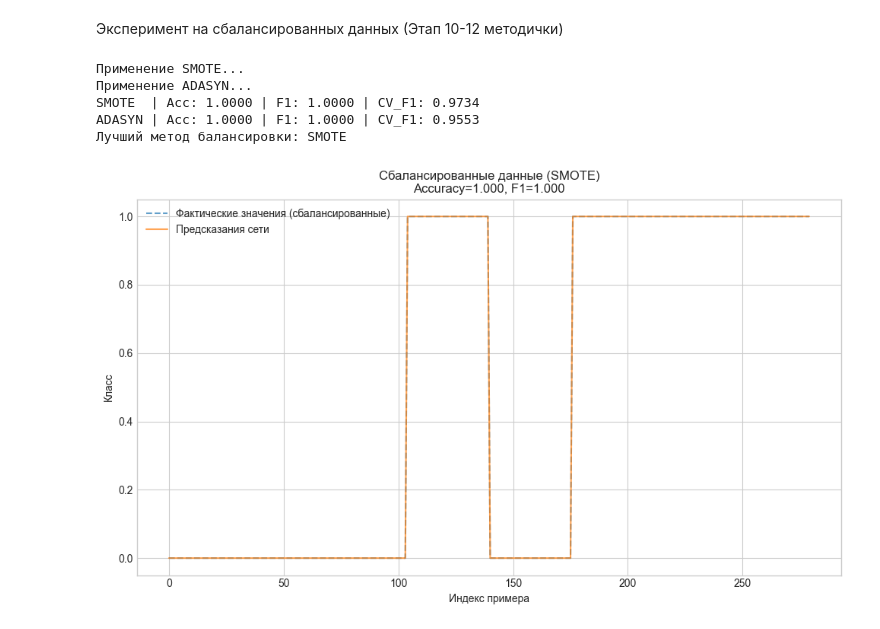
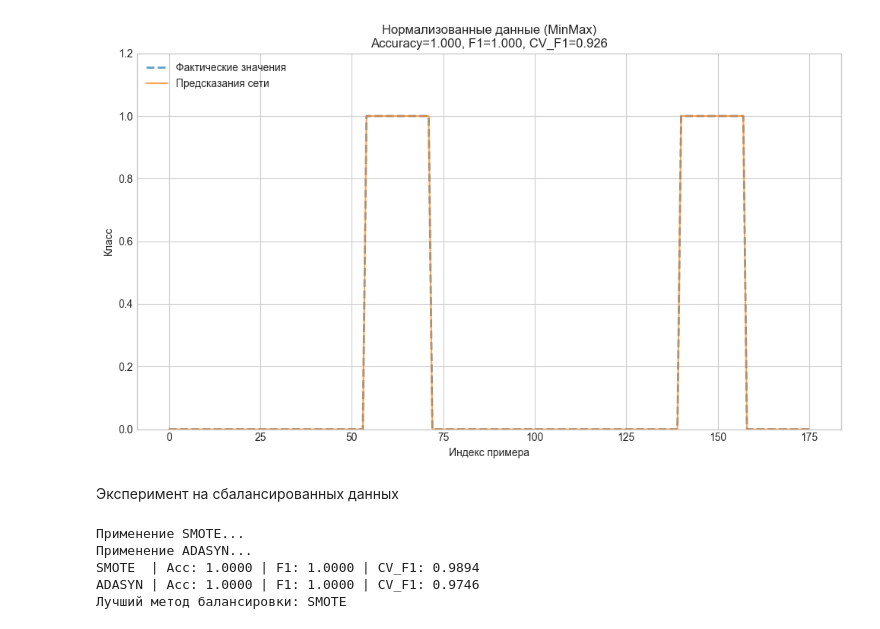
Before and after one commit to heigan/LB_3, a Jupyter notebook: 03_preview.ipynb, the cells around one changed output. Cells and saved outputs as stored; diff of their text form; code cells hidden in the pictures.

```diff
--- a/03_preview.ipynb
+++ b/03_preview.ipynb
@@ -247,8 +360,21 @@ plt.show()
+# %%
+plt.figure()
+plt.plot(y_norm_base, label='Фактические значения', linestyle='--',linewidth = 2.0, alpha=0.7)
+plt.plot(y_pred_norm, label='Предсказания сети', alpha=0.7)
+plt.xlabel('Индекс примера')
+plt.ylabel('Класс')
+plt.title(f'Нормализованные данные (MinMax)\nAccuracy={acc_norm:.3f}, F1={f1_norm:.3f}, CV_F1={cv_norm:.3f}')
+plt.ylim(0, 1.2)
+plt.legend(loc='upper left')
+plt.tight_layout()
+plt.savefig('reports/plot_normalized.png', dpi=150, bbox_inches='tight')
+plt.show()
+# %% [output]
+[figure, added]
 # %% [markdown]
-Эксперимент на сбалансированных данных (Этап 10-12 методички)
+Эксперимент на сбалансированных данных
 # %%
 # Базовая выборка для балансировки - лучшая из предыдущих шагов.
-# Берем нормализованную, так как SMOTE/ADASYN работают лучше на масштабируемых данных.
 X_bal_base = X_norm.copy()
 y_bal_base = y_norm_base.copy()
 
@@ -259,6 +385,7 @@ X_smote, y_smote = smote.fit_resample(X_bal_base, y_bal_base)
 print("Применение ADASYN...")
 adasyn = ADASYN(random_state=42)
 X_adasyn, y_adasyn = adasyn.fit_resample(X_bal_base, y_bal_base)
+# Берем нормализованную, так как SMOTE/ADASYN работают лучше на масштабируемых данных.
 
 # Обучение на SMOTE
 ANN_SMOTE = MLPClassifier(**BEST_PARAMS, random_state=42)
@@ -288,21 +415,9 @@ y_pred_best_bal = y_pred_smote if best_bal_method == 'SMOTE' else y_pred_adasyn
 f1_best_bal = f1_smote if best_bal_method == 'SMOTE' else f1_adasyn
 acc_best_bal = acc_smote if best_bal_method == 'SMOTE' else acc_adasyn
 cv_best_bal = cv_smote if best_bal_method == 'SMOTE' else cv_adasyn
-
-plt.figure()
-plt.plot(y_best_bal, label='Фактические значения (сбалансированные)', linestyle='--', alpha=0.7)
-plt.plot(y_pred_best_bal, label='Предсказания сети', alpha=0.7)
-plt.xlabel('Индекс примера')
-plt.ylabel('Класс')
-plt.title(f'Сбалансированные данные ({best_bal_method})\nAccuracy={acc_best_bal:.3f}, F1={f1_best_bal:.3f}')
-plt.legend()
-plt.tight_layout()
-plt.savefig('reports/plot_balanced_SMOTE.png', dpi=300, bbox_inches='tight')
-plt.show()
 # %% [output]
 Применение SMOTE...
 Применение ADASYN...
-SMOTE  | Acc: 1.0000 | F1: 1.0000 | CV_F1: 0.9734
-ADASYN | Acc: 1.0000 | F1: 1.0000 | CV_F1: 0.9553
+SMOTE  | Acc: 1.0000 | F1: 1.0000 | CV_F1: 0.9894
+ADASYN | Acc: 1.0000 | F1: 1.0000 | CV_F1: 0.9746
 Лучший метод балансировки: SMOTE
-[figure, removed]
```
Also changed, not shown: parts of 22 cells of this notebook, 7 other files.
